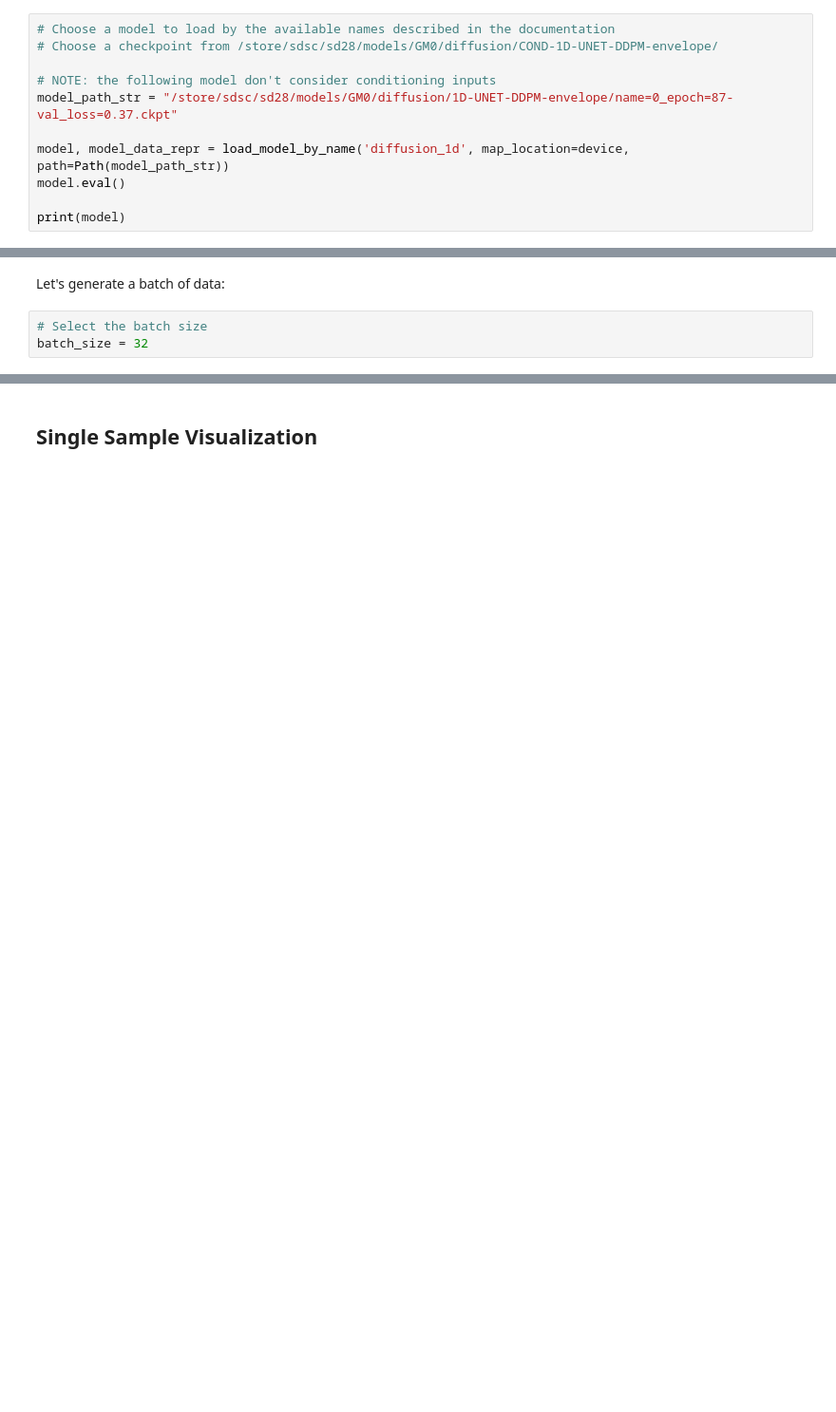
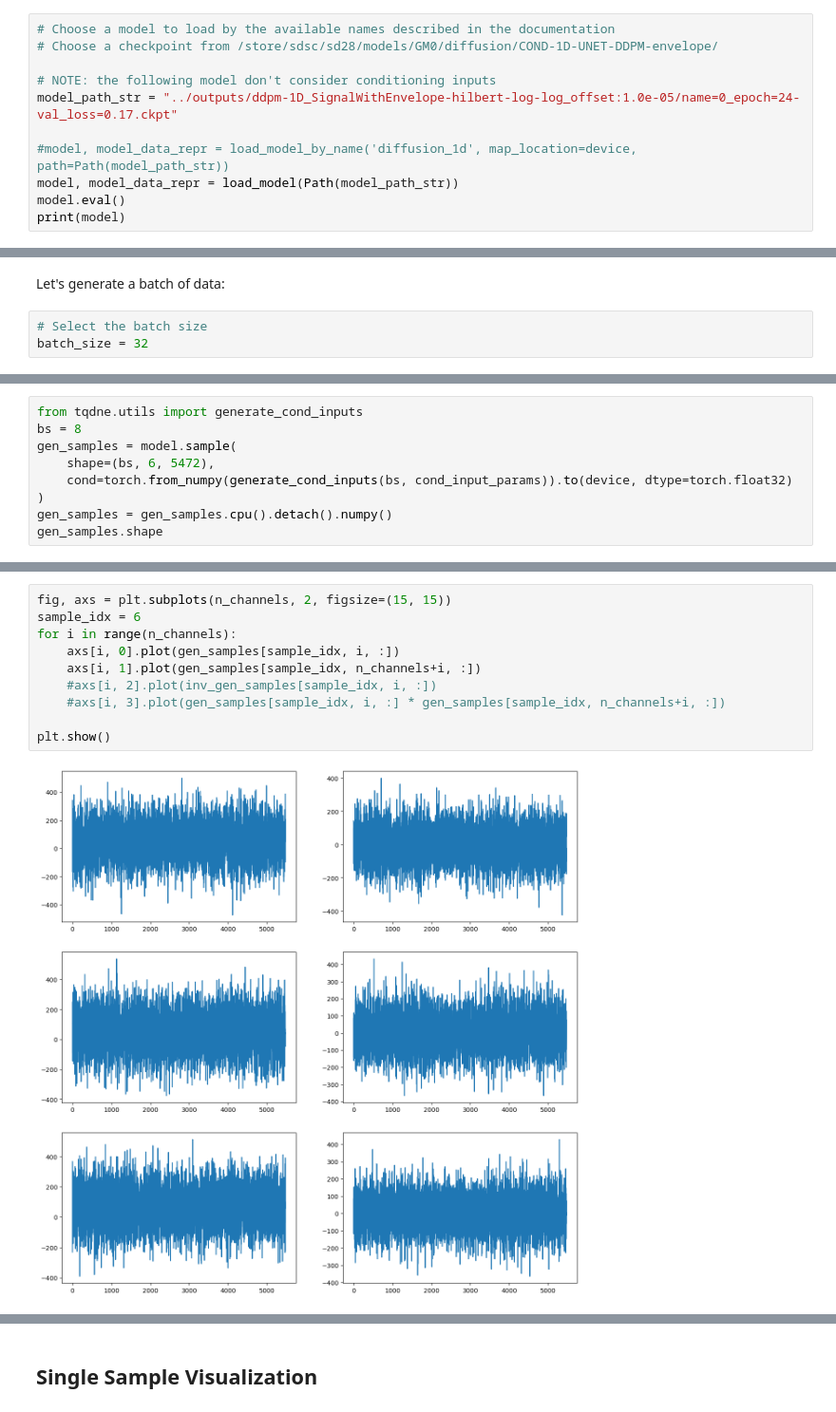
Before and after one commit to highfem/tqdne, a Jupyter notebook: notebooks/GM0-inference.ipynb, the cells around one changed output, grey strips where cells are left out. Shown at 95% size. Saved outputs shown, nothing was run; the diff lists cells and outputs as text; blank space fills up the shorter version.

```diff
--- a/notebooks/GM0-inference.ipynb
+++ b/notebooks/GM0-inference.ipynb
@@ -55,10 +69,10 @@ cond_params_range = config.conditional_params_range
 # Choose a checkpoint from /store/sdsc/sd28/models/GM0/diffusion/COND-1D-UNET-DDPM-envelope/
 
 # NOTE: the following model don't consider conditioning inputs
-model_path_str = "/store/sdsc/sd28/models/GM0/diffusion/1D-UNET-DDPM-envelope/name=0_epoch=87-val_loss=0.37.ckpt"
+model_path_str = "../outputs/ddpm-1D_SignalWithEnvelope-hilbert-log-log_offset:1.0e-05/name=0_epoch=24-val_loss=0.17.ckpt"
 
-model, model_data_repr = load_model_by_name('diffusion_1d', map_location=device, path=Path(model_path_str))
+#model, model_data_repr = load_model_by_name('diffusion_1d', map_location=device, path=Path(model_path_str))
+model, model_data_repr = load_model(Path(model_path_str))
 model.eval()
-
 print(model)
 # %% [output]
@@ -99,0 +137,9 @@ data['waveforms'].shape, data['cond'].shape
+# %%
+from tqdne.utils import generate_cond_inputs
+bs = 8
+gen_samples = model.sample(
+    shape=(bs, 6, 5472),
+    cond=torch.from_numpy(generate_cond_inputs(bs, cond_input_params)).to(device, dtype=torch.float32)
+)
+gen_samples = gen_samples.cpu().detach().numpy()
+gen_samples.shape
@@ -99,0 +174,12 @@ data['waveforms'].shape, data['cond'].shape
+# %%
+fig, axs = plt.subplots(n_channels, 2, figsize=(15, 15))
+sample_idx = 6
+for i in range(n_channels):
+    axs[i, 0].plot(gen_samples[sample_idx, i, :])
+    axs[i, 1].plot(gen_samples[sample_idx, n_channels+i, :])
+    #axs[i, 2].plot(inv_gen_samples[sample_idx, i, :])
+    #axs[i, 3].plot(gen_samples[sample_idx, i, :] * gen_samples[sample_idx, n_channels+i, :])
+
+plt.show()
+# %% [output]
+[figure, added]
```
Also changed, not shown: parts of 16 cells of this notebook, 14 other files.
